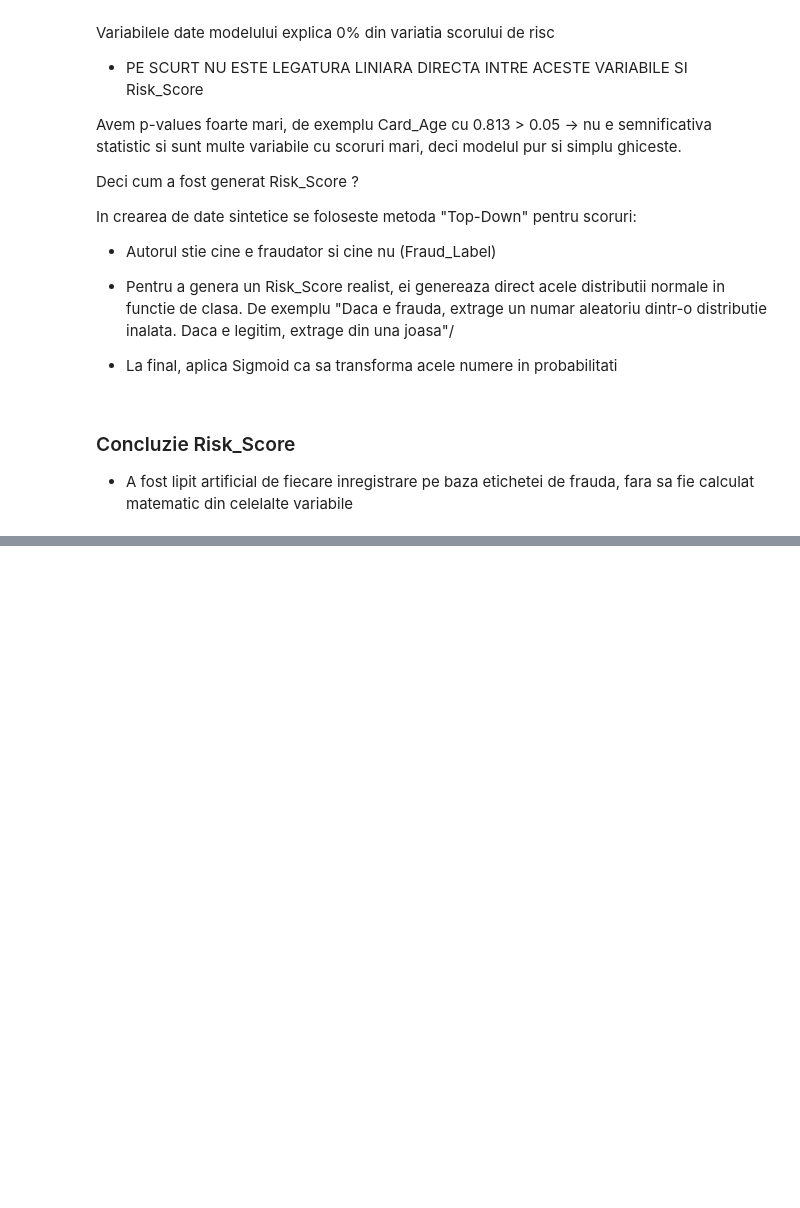
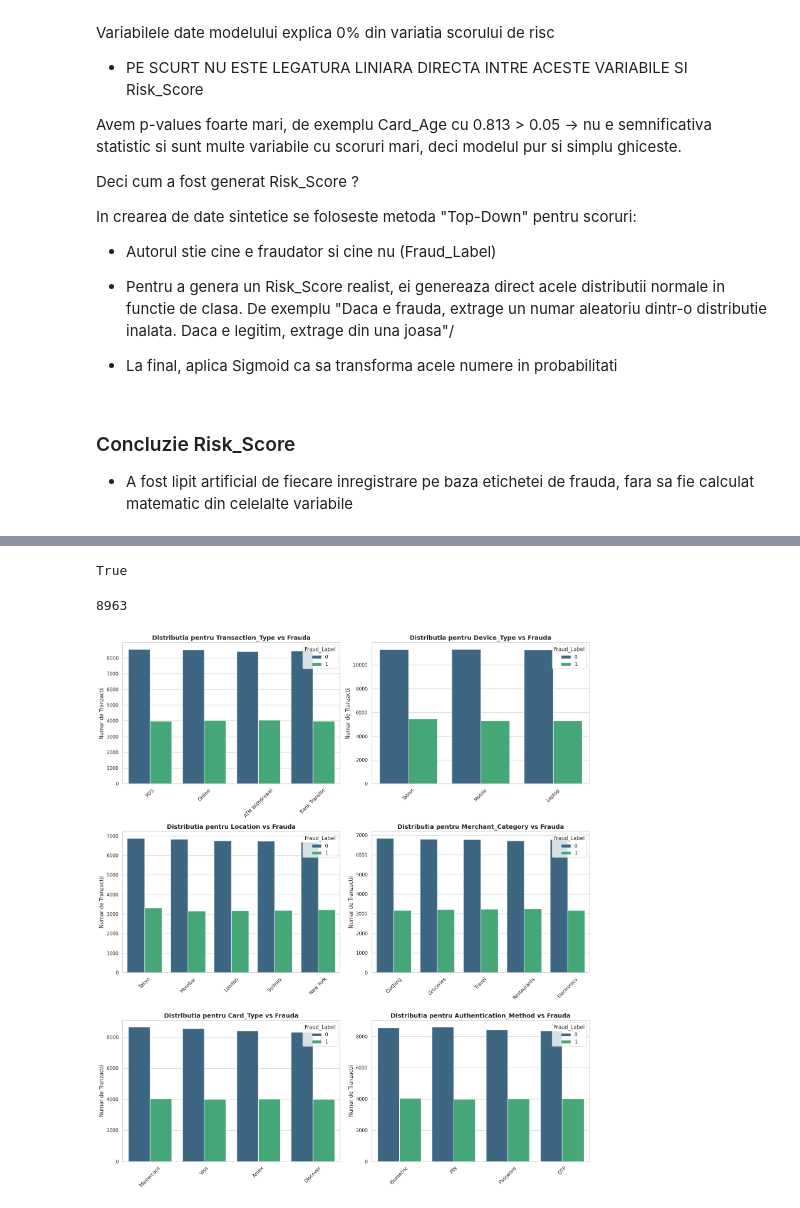
Before and after one commit to BejenaruIoanMatei/Financial-Fraud-Detection, a Jupyter notebook: notebooks/EDA.ipynb, the cells around one changed output, grey strips where cells are left out. Saved outputs shown, nothing was run; the diff lists cells and outputs as text; code cells hidden in the pictures; blank space fills up the shorter version.

```diff
--- a/notebooks/EDA.ipynb
+++ b/notebooks/EDA.ipynb
@@ -293,0 +301,36 @@ In crearea de date sintetice se foloseste metoda "Top-Down" pentru scoruri:
+# %%
+df['Transaction_ID'].is_unique
+# %% [output]
+True
+# %%
+df['User_ID'].nunique()
+# %% [output]
+8963
+# %%
+categorical_features = ['Transaction_Type', 'Device_Type', 'Location',
+                        'Merchant_Category', 'Card_Type', 'Authentication_Method']
+
+sns.set_theme(style="whitegrid")
+
+fig, axes = plt.subplots(3, 2, figsize=(16, 18))
+axes = axes.flatten()
+
+for i, col in enumerate(categorical_features):
+    sns.countplot(
+        data=df,
+        x=col,
+        hue='Fraud_Label',
+        palette='viridis',
+        ax=axes[i],
+        order=df[col].value_counts().index
+    )
+
+    axes[i].set_title(f'Distributia pentru {col} vs Frauda', fontsize=14, fontweight='bold')
+    axes[i].set_ylabel('Numar de Tranzactii')
+    axes[i].set_xlabel('')
+    axes[i].tick_params(axis='x', rotation=45)
+
+plt.tight_layout()
+plt.show()
+# %% [output]
+[figure, added]
```
Also changed, not shown: parts of 5 cells of this notebook.
